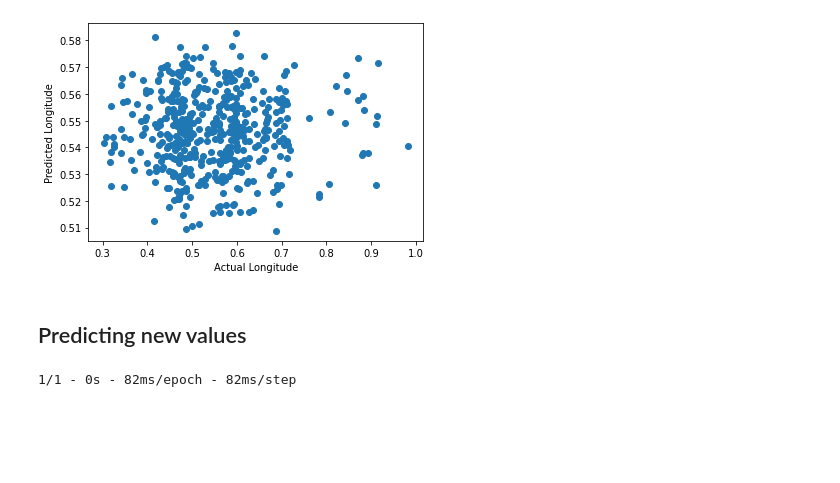
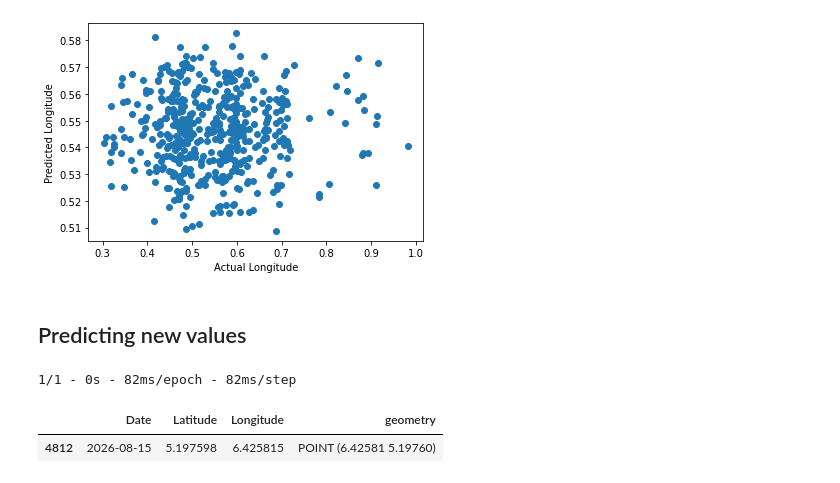
Before and after one commit to TalalFarrukh/TimeSeriesForcastAnalysis, a Jupyter notebook: Task.ipynb, the cells around one changed output. Drawn from its saved outputs; the diff is of its cells as text; code cells hidden in the pictures; blank space fills up the shorter version.

```diff
--- a/Task.ipynb
+++ b/Task.ipynb
@@ -219,3 +275,8 @@ data = pd.concat([data, new_entry], axis=0)
 new_gdf, new_grid = createDataSets(data)
 # %% [output]
 1/1 - 0s - 82ms/epoch - 82ms/step
+# %%
+new_entry
+# %% [output]
+|  | Date | Latitude | Longitude | geometry |
+| 4812 | 2026-08-15 | 5.197598 | 6.425815 | POINT (6.42581 5.19760) |
```
Also changed, not shown: parts of 13 cells of this notebook.
